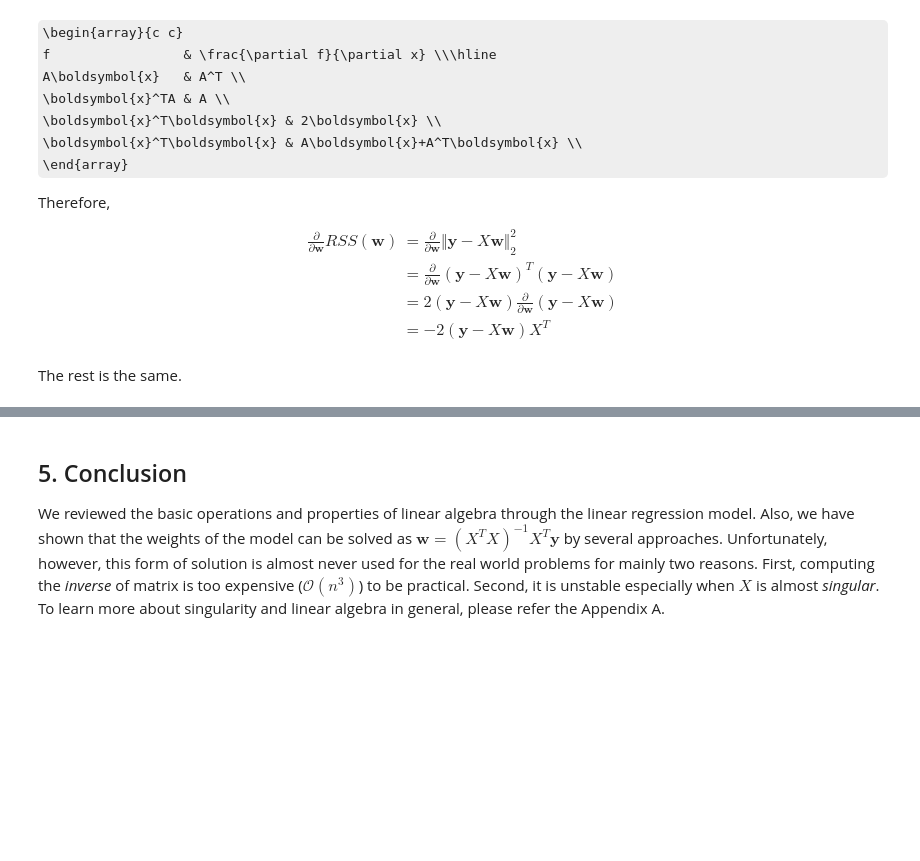
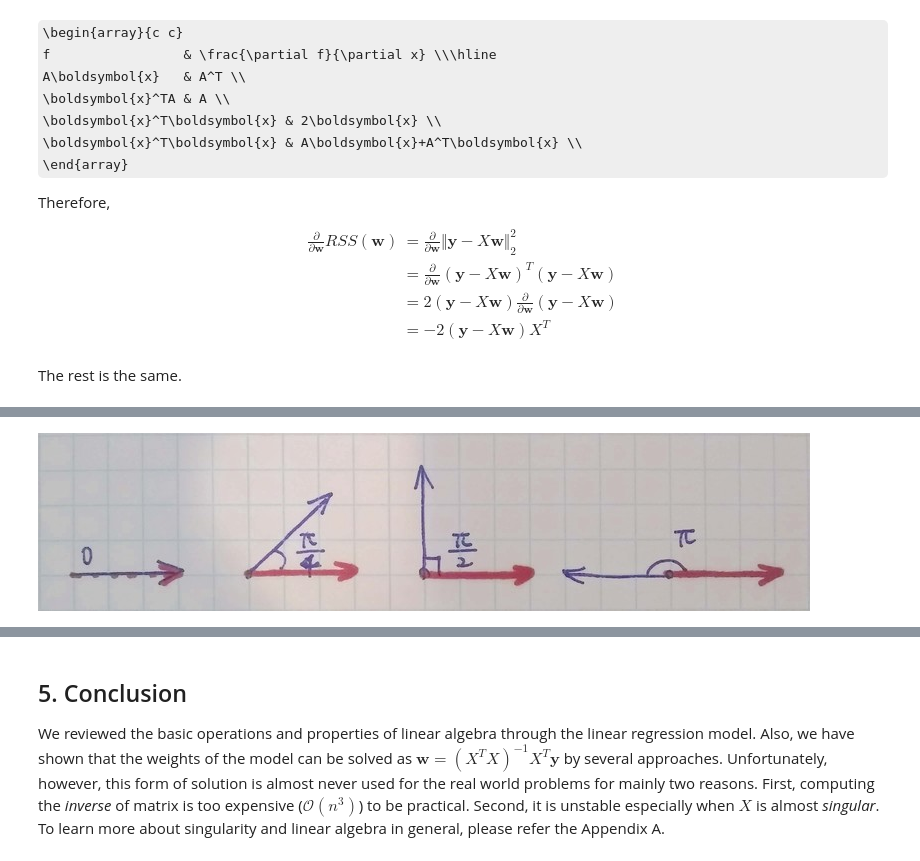
Before and after one commit to kouariga/math-for-ml, a Jupyter notebook: linear-algebra/0-basic_properties.ipynb, the cells around one changed output, grey strips where cells are left out. Cells and saved outputs as stored; diff of their text form; code cells hidden in the pictures; some formulas as TeX source; blank space fills up the shorter version.

```diff
--- a/linear-algebra/0-basic_properties.ipynb
+++ b/linear-algebra/0-basic_properties.ipynb
@@ -674,0 +705,4 @@ The rest is the same.
+# %%
+Image('data/dot-products.png')
+# %% [output]
+[figure, added]
```
Also changed, not shown: parts of 39 cells of this notebook, 6 other files.
